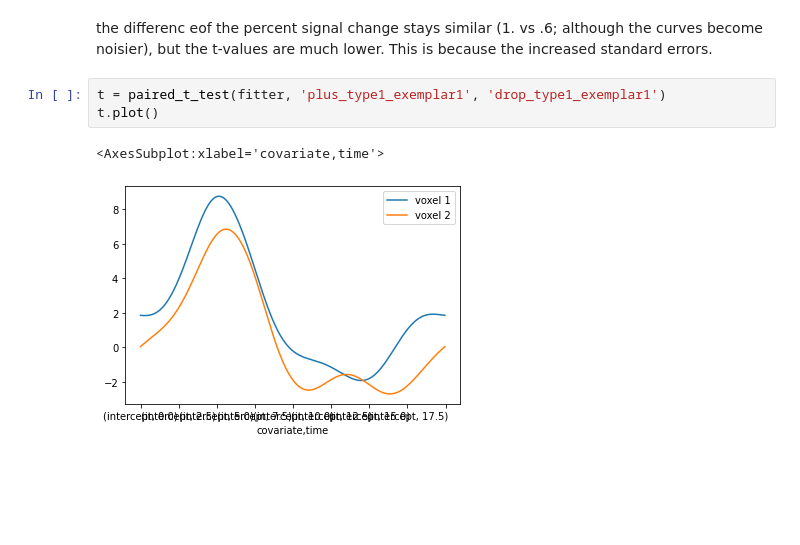
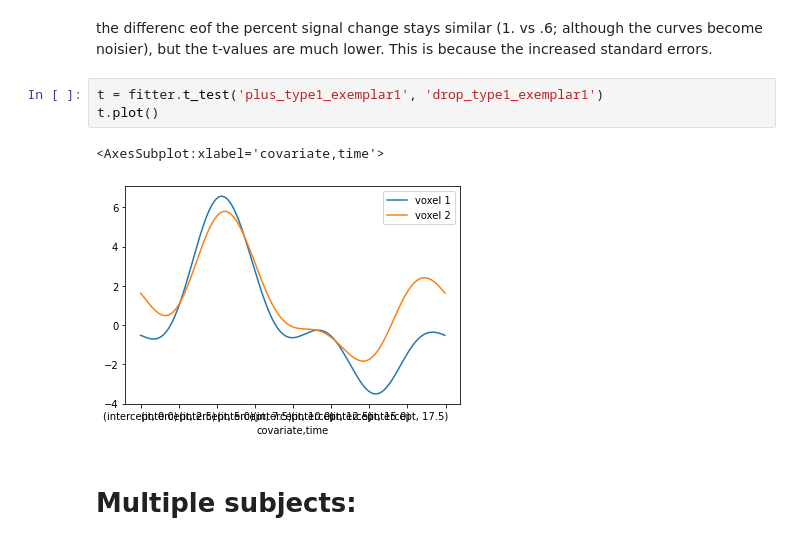
Before and after one commit to VU-Cog-Sci/nideconv, a Jupyter notebook: notebooks/Paired t-test using nideconv.ipynb, the cells around one changed output. Saved outputs shown, nothing was run; the diff lists cells and outputs as text; blank space fills up the shorter version.

Commit message:
New t-test functionality

```diff
--- a/notebooks/Paired t-test using nideconv.ipynb
+++ b/notebooks/Paired t-test using nideconv.ipynb
@@ -134,8 +136,10 @@ plt.gcf().set_size_inches(6, 4)
 # %% [markdown]
 the differenc eof the percent signal change stays similar (1. vs .6; although the curves become noisier), but the t-values are much lower. This is because the increased standard errors.
 # %%
-t = paired_t_test(fitter, 'plus_type1_exemplar1', 'drop_type1_exemplar1')
+t = fitter.t_test('plus_type1_exemplar1', 'drop_type1_exemplar1')
 t.plot()
 # %% [output]
 <AxesSubplot:xlabel='covariate,time'>
-[figure, old version]
+[figure, new version]
+# %% [markdown]
+# Multiple subjects:
```
Also changed, not shown: parts of 13 cells of this notebook, 2 other files.
